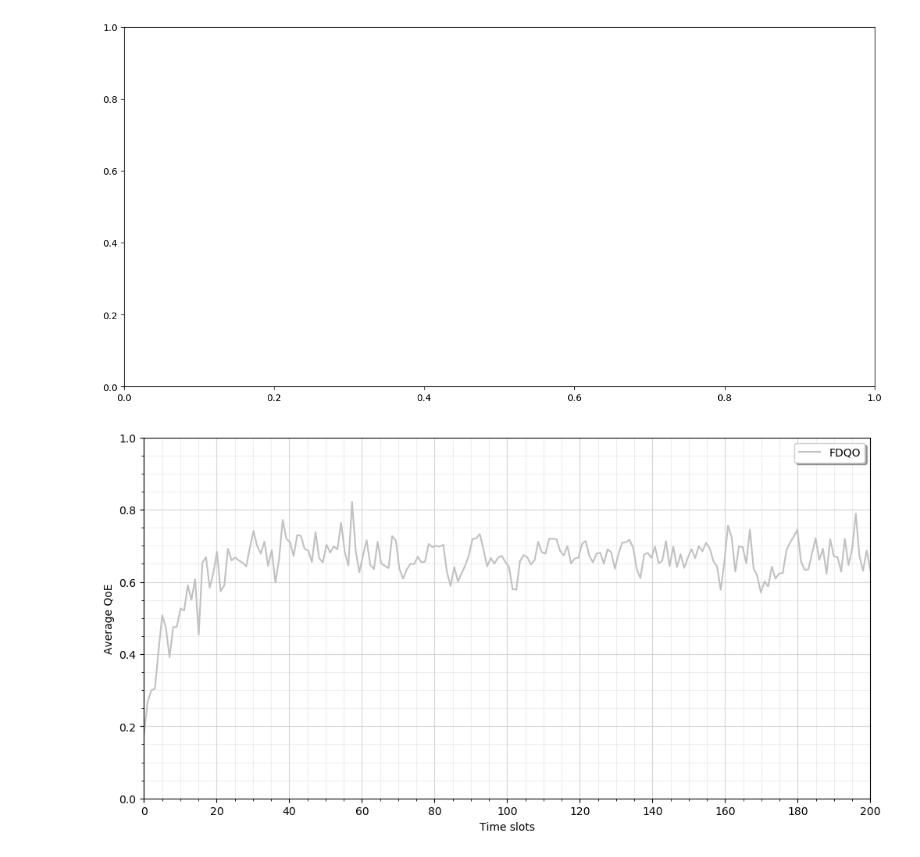
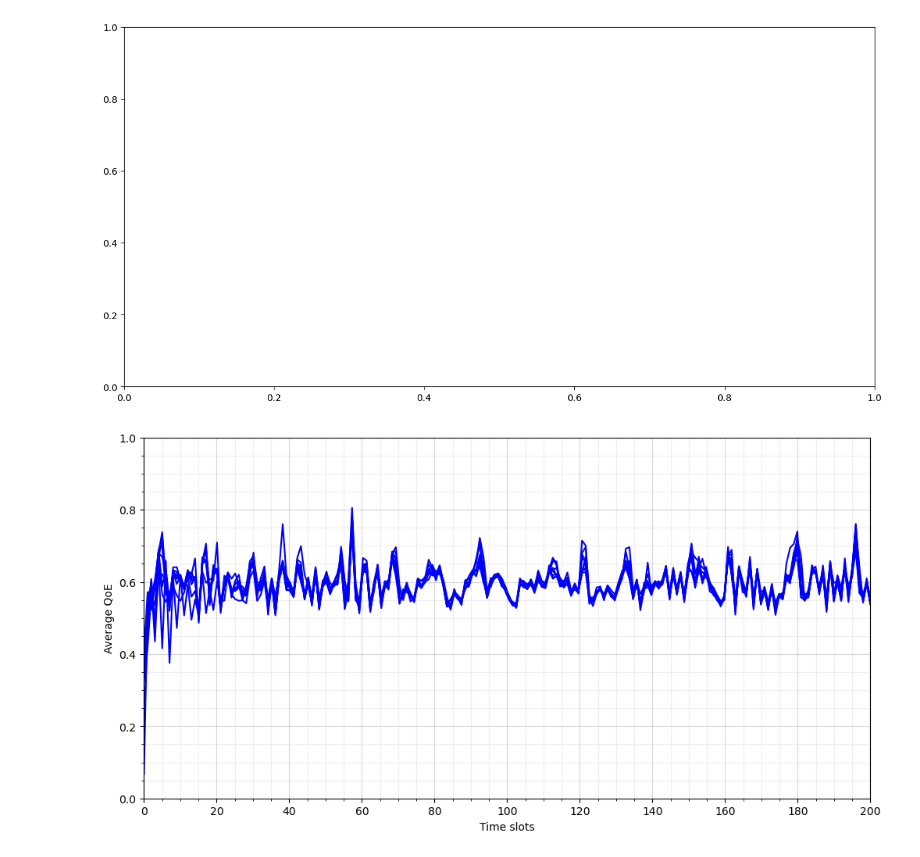
Before and after one commit to Tahuubinh/Offloading_to_Vehicles_2, a Jupyter notebook: Mec_ver4-main/result/Jup_result1.ipynb, the cells around one changed output. Cells and saved outputs as stored; diff of their text form; code cells hidden in the pictures.

```diff
--- a/Mec_ver4-main/result/Jup_result1.ipynb
+++ b/Mec_ver4-main/result/Jup_result1.ipynb
@@ -40,78 +40,49 @@ fig = plt.figure()
 ax = fig.add_subplot(1, 1, 1)
 
 a = 5
-b = 70
-# data1 = pd.read_csv("result1/DDQN/1/cb_5phut.csv").values[:201, 1]
-# # data2 = pd.read_csv("BDQL_5phut_M900_1000_200steps_gamma_0.9.csv").values[:200, 1]
-# # data3 = pd.read_csv("FDQO_5phut_M900_1000_0.9_baseline0.4_g0.5_queue2k.csv").values[:201, 1]
-# # data4 = pd.read_csv("RGreedy_5phut.csv").values[:201, 2]
+b = 170
+
+data1 = pd.read_csv("result1/DQN/1/cb_5phut.csv").values[:201, 1]
+number = np.asarray([i for i in range(data1.shape[0])])
+for i in range(1, 10):
+    data1 = pd.read_csv("result1/BFDQO/"+str(i)+"/cb_5phut.csv").values[:201, 1]
+    X_Y_Spline = make_interp_spline(number, data1)
+    X_ = np.linspace(number.min(), number.max(), 200)
+    Y_ = X_Y_Spline(X_)
+    ax.plot(X_, Y_, color="blue")
+    Baverage1 = np.average(data1[0:a])
+    Waverage1 = np.average(data1[0:200])
+    Laverage1 = np.average(data1[b:200])
+
 # number = np.asarray([i for i in range(data1.shape[0])])
 # X_Y_Spline = make_interp_spline(number, data1)
 # X_ = np.linspace(number.min(), number.max(), 200)
 # Y_ = X_Y_Spline(X_)
-# ax.plot(X_, Y_, color="red", label = "FDQO")
+# ax.plot(X_, Y_, color=str(111111 * i), label = "FDQO")
 # Baverage1 = np.average(data1[0:a])
 # Waverage1 = np.average(data1[0:200])
 # Laverage1 = np.average(data1[b:100])
 
-data1 = pd.read_csv("result1/DDQN/"+str(i)+"/cb_5phut.csv").values[:201, 1]
-for i in range(2, 10):
-    data1 += pd.read_csv("result1/DDQN/"+str(i)+"/cb_5phut.csv").values[:201, 1]
-
-data1 /= 9
-number = np.asarray([i for i in range(data1.shape[0])])
-X_Y_Spline = make_interp_spline(number, data1)
-X_ = np.linspace(number.min(), number.max(), 200)
-Y_ = X_Y_Spline(X_)
-ax.plot(X_, Y_, color=str(111111 * i), label = "FDQO")
-Baverage1 = np.average(data1[0:a])
-Waverage1 = np.average(data1[0:200])
-Laverage1 = np.average(data1[b:100])
-
-# X_Y_Spline = make_interp_spline(number, data2)
-# X_ = np.linspace(number.min(), number.max(), 200)
-# Y_ = X_Y_Spline(X_)
-# # plt.plot(number, [np.average(data2[a:b])] * data2.shape[0], color="red", linestyle = '--')
-# ax.plot(X_, Y_, color="blue", label = "Db-DQN")
-# Baverage2 = np.average(data2[0:a])
-# Waverage2 = np.average(data2[0:200])
-# Laverage2 = np.average(data2[b:100])
-
-# X_Y_Spline = make_interp_spline(number, data3)
-# X_ = np.linspace(number.min(), number.max(), 200)
-# Y_ = X_Y_Spline(X_)
-# # plt.plot(number, [np.average(data2[a:b])] * data2.shape[0], color="red", linestyle = '--')
-# ax.plot(X_, Y_, color="green", label = "b-FDQO")
-# # Baverage7 = np.average(data7[0:a])
-# # Waverage7 = np.average(data7[0:100])
-# # Laverage7 = np.average(data7[b:100])
-# # # plt.plot(number, [np.average(data6[a:b])] * data6.shape[0], color="purple", linestyle = '--')
-# ax.plot(number, data4, color="gray", label = "Greedy")
-# # Baverage8 = np.average(data8[0:a])
-# # Waverage8 = np.average(data8[0:100])
-# # Laverage8 = np.average(data8[b:100])
-
 plt.xlabel("Time slots")
 plt.ylabel("Average QoE")
-plt.legend(fancybox=True, shadow=True)
 # plt.xticks(np.arange(0, 101, 5.0))
 # plt.axis([0, 100, 0, 1])
 ax.axis([0, 200, 0, 1])
 major_ticks = np.arange(0, 201, 20)
 minor_ticks = np.arange(0, 201, 5)
 
 ax.set_xticks(major_ticks)
 ax.set_xticks(minor_ticks, minor=True)
 ax.set_yticks(np.arange(0,1.05,0.2))
 ax.set_yticks(np.arange(0,1.05,0.05), minor=True)
 
 ax.grid(which='both')
 
 # Or if you want different settings for the grids:
 ax.grid(which='minor', alpha=0.2)
 ax.grid(which='major', alpha=0.5)
 #plt.savefig("../../Pictures/bFDQO_vs_others_200tslots_2.pdf")
 plt.show()
 # %% [output]
-[figure, old version]
+[figure, new version]
 # %%
```
Also changed, not shown: parts of 4 cells of this notebook, 3 other files.
